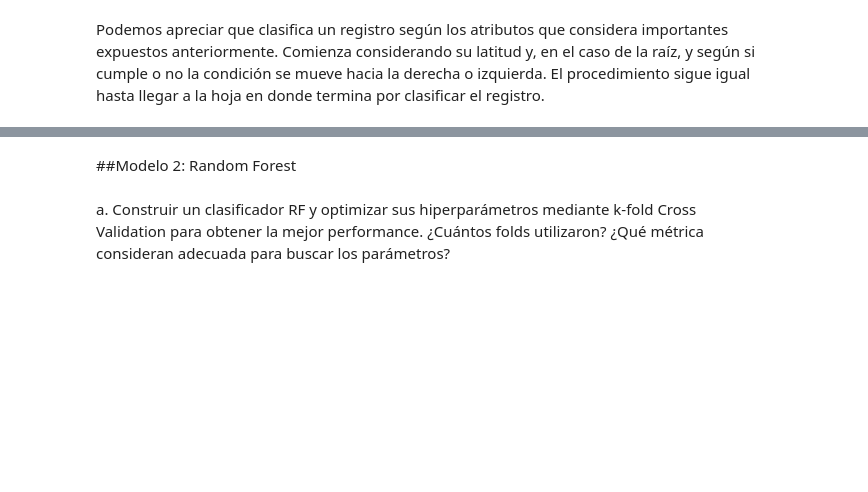
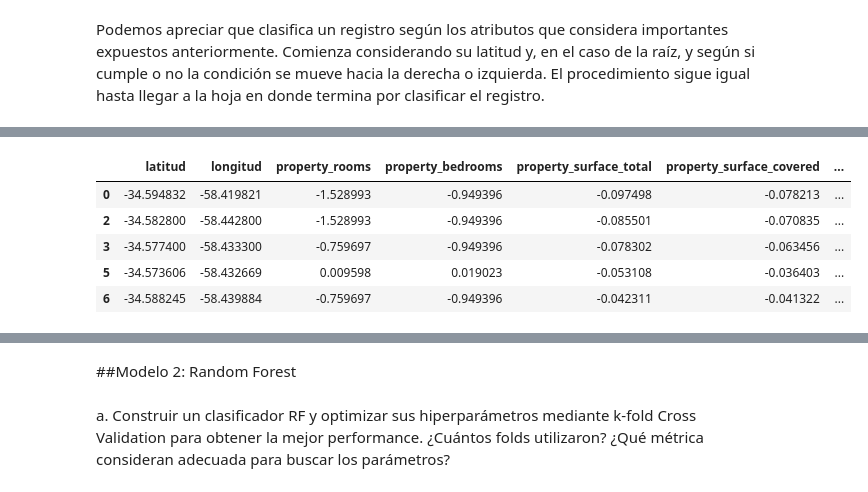
Before and after one commit to AlanRichmond/7506R-1C2024-GRUPO10, a Jupyter notebook: 7506R_TP1_GRUPO10_ENTREGA_N3.ipynb, the cells around one changed output, grey strips where cells are left out. Cells and saved outputs as stored; diff of their text form; code cells hidden in the pictures; blank space fills up the shorter version.

```diff
--- a/7506R_TP1_GRUPO10_ENTREGA_N3.ipynb
+++ b/7506R_TP1_GRUPO10_ENTREGA_N3.ipynb
@@ -500,0 +758,4 @@ El procedimiento sigue igual hasta llegar a la hoja en donde termina por clasifi
+# %%
+df_prueba.dropna(inplace=True)
+# %%
+df_prueba.drop(['price_per_square_meter', 'property_price'], axis=1, inplace=True)
@@ -500,0 +783,9 @@ El procedimiento sigue igual hasta llegar a la hoja en donde termina por clasifi
+# %%
+df_prueba_dummies.head()
+# %% [output]
+|  | latitud | longitud | property_rooms | property_bedrooms | property_surface_total | property_surface_covered | ... |
+| 0 | -34.594832 | -58.419821 | -1.528993 | -0.949396 | -0.097498 | -0.078213 | ... |
+| 2 | -34.582800 | -58.442800 | -1.528993 | -0.949396 | -0.085501 | -0.070835 | ... |
+| 3 | -34.577400 | -58.433300 | -0.759697 | -0.949396 | -0.078302 | -0.063456 | ... |
+| 5 | -34.573606 | -58.432669 | 0.009598 | 0.019023 | -0.053108 | -0.036403 | ... |
+| 6 | -34.588245 | -58.439884 | -0.759697 | -0.949396 | -0.042311 | -0.041322 | ... |
```
Also changed, not shown: parts of 43 cells of this notebook.
